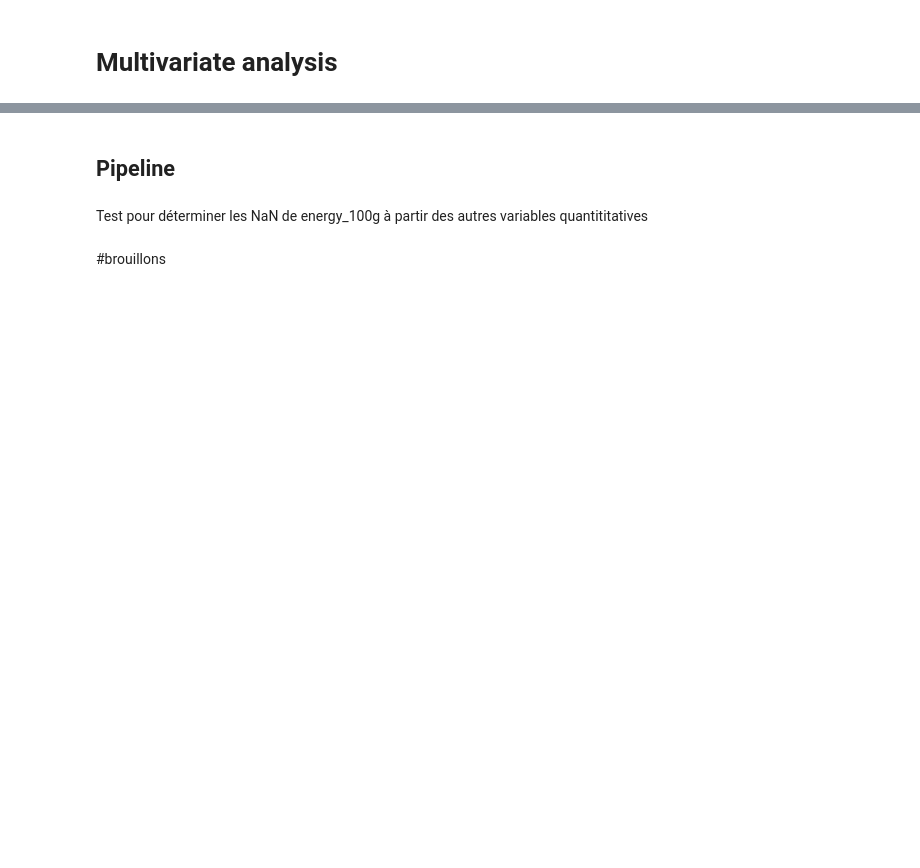
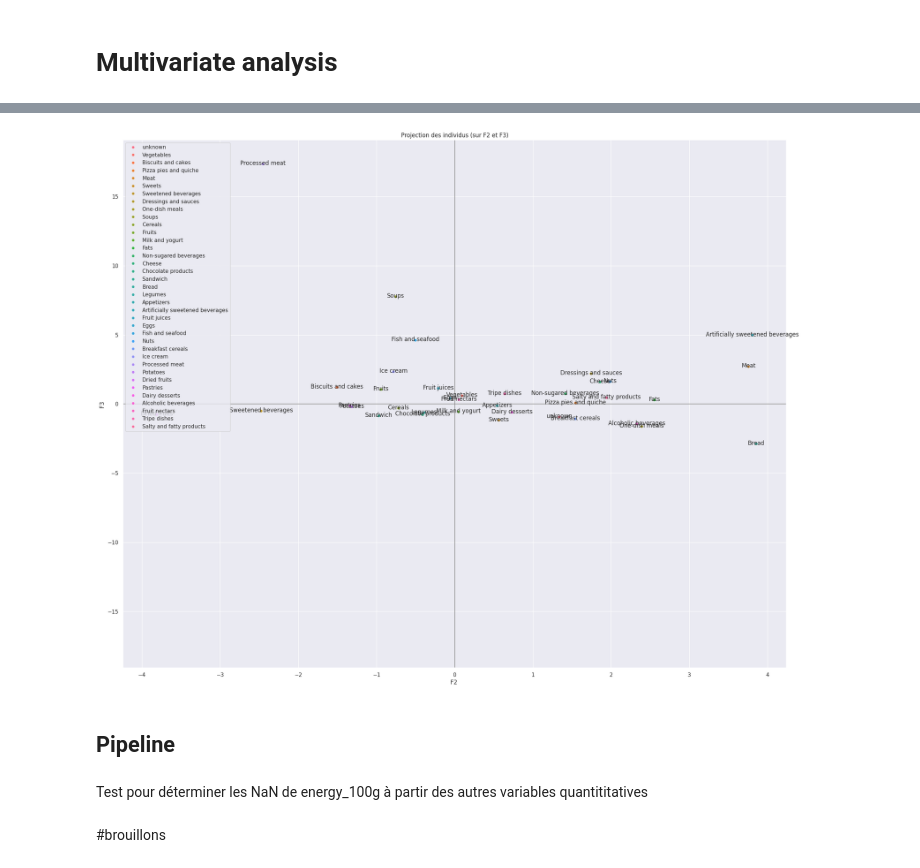
Before and after one commit to helenatong/oc_p3_cleaning_dataset_and_analysis, a Jupyter notebook: project3_cleaning.ipynb, the cells around one changed output, grey strips where cells are left out. Saved outputs shown, nothing was run; the diff lists cells and outputs as text; code cells hidden in the pictures; blank space fills up the shorter version.

```diff
--- a/project3_cleaning.ipynb
+++ b/project3_cleaning.ipynb
@@ -737,3 +1172,11 @@ plt.show(block=False)
+# %%
+x_y = [1,2]
+unique_values = df['pnns_groups_2'].unique()
+
+# Appeler display_factorial_planes avec les coordonnées x et y
+display_factorial_planes(cluster_centers, x_y, labels=unique_values, alpha=1, figsize=(25, 20), clusters=unique_values)
+# %% [output]
+[figure, added]
 # %% [markdown]
 ## Pipeline
 # %% [markdown]
```
Also changed, not shown: parts of 43 cells of this notebook.
